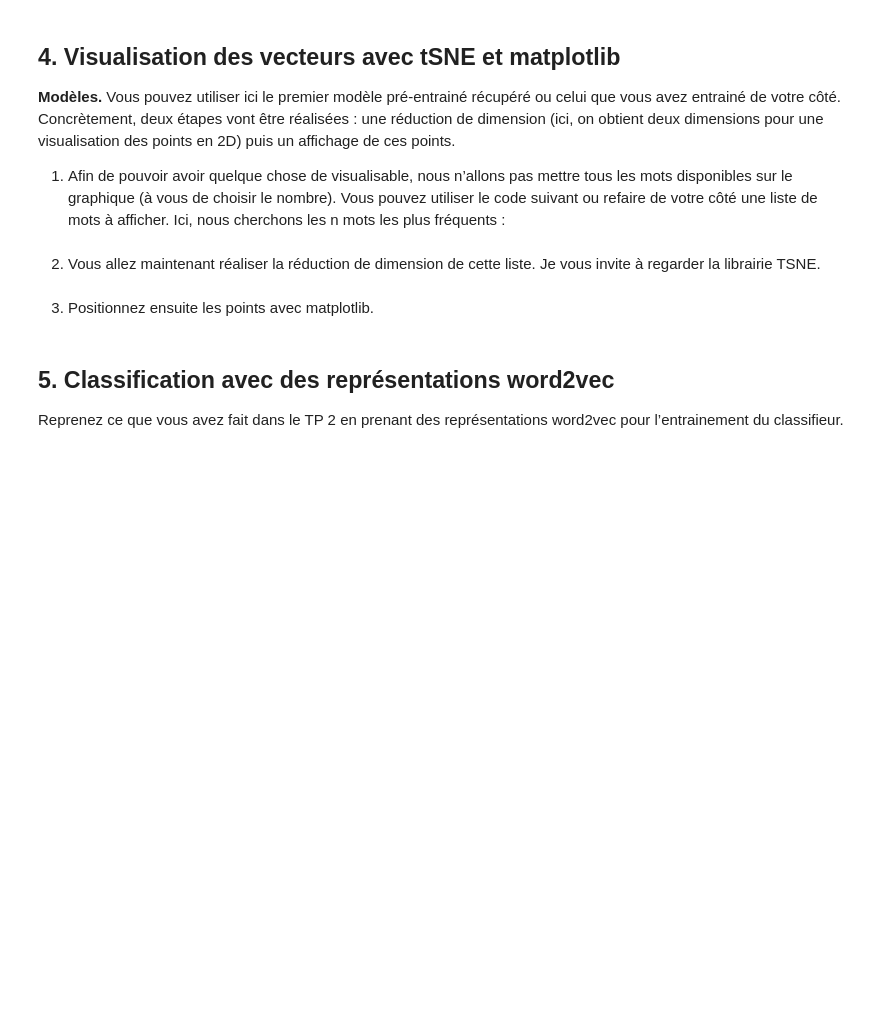
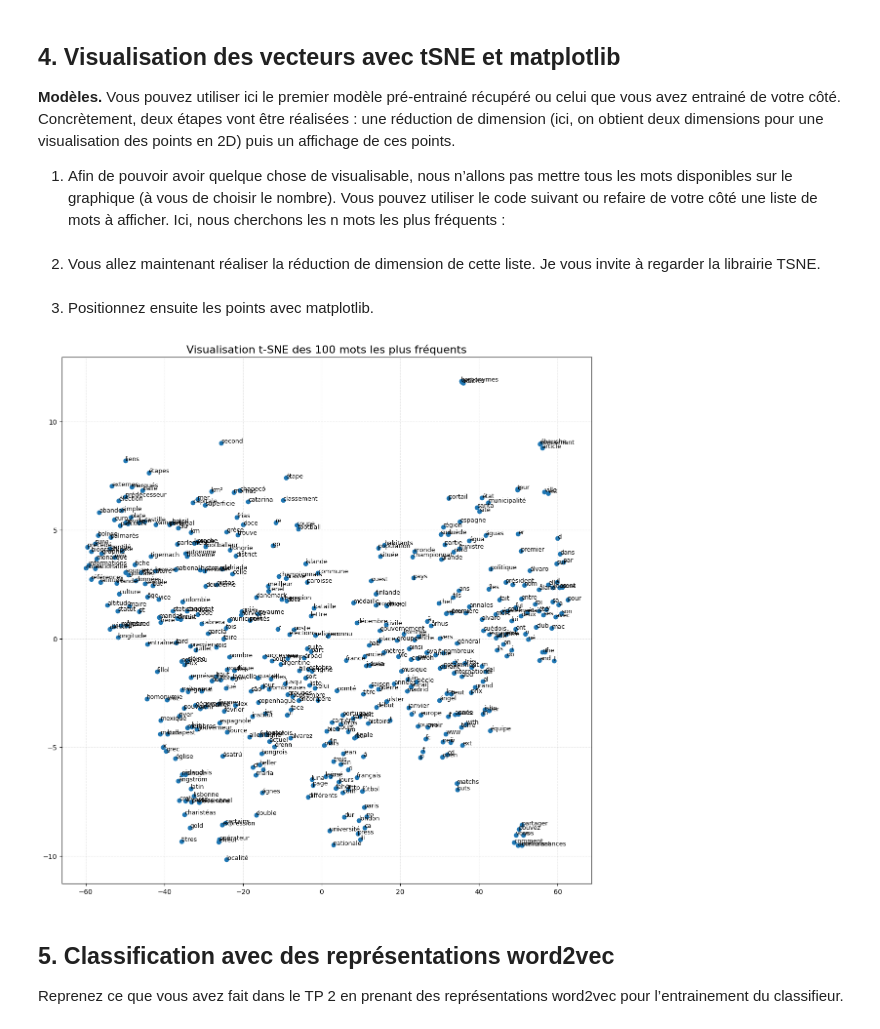
Before and after one commit to ArrowTattoo/Linux, a Jupyter notebook: NLP/TP3/TP3_Embeddings.ipynb, the cells around one changed output. Drawn from its saved outputs; the diff is of its cells as text; code cells hidden in the pictures; blank space fills up the shorter version.

```diff
--- a/NLP/TP3/TP3_Embeddings.ipynb
+++ b/NLP/TP3/TP3_Embeddings.ipynb
@@ -162,8 +169,30 @@ top_100_words = [word for word, freq in word_freq.most_common(500) if word not i
 vectors = [model.wv[word] for word in top_100_words]
 # %% [markdown]
 2. Vous allez maintenant réaliser la réduction de dimension de cette liste. Je vous invite à regarder la librairie TSNE.
+# %%
+vectors_array = np.array(vectors)
+tsne = TSNE(n_components=2, perplexity=20, random_state=42, init='pca', learning_rate='auto')
+vectors_2d = tsne.fit_transform(vectors_array)
 # %% [markdown]
 3. Positionnez ensuite les points avec matplotlib.
+# %%
+plt.figure(figsize=(14, 14))
+
+plt.scatter(vectors_2d[:, 0], vectors_2d[:, 1])
+
+for i, word in enumerate(top_100_words):
+    x = vectors_2d[i, 0]
+    y = vectors_2d[i, 1]
+
+    plt.text(x, y, word, fontsize=9)
+
+plt.title("Visualisation t-SNE des 100 mots les plus fréquents", fontsize=16)
+plt.grid(True, linestyle='--', alpha=0.3)
+
+plt.savefig("tsne_visualization.png")
+plt.show()
+# %% [output]
+[figure, added]
 # %% [markdown]
 ## 5. Classification avec des représentations word2vec
 
```
Also changed, not shown: parts of 7 cells of this notebook, 6 other files.
